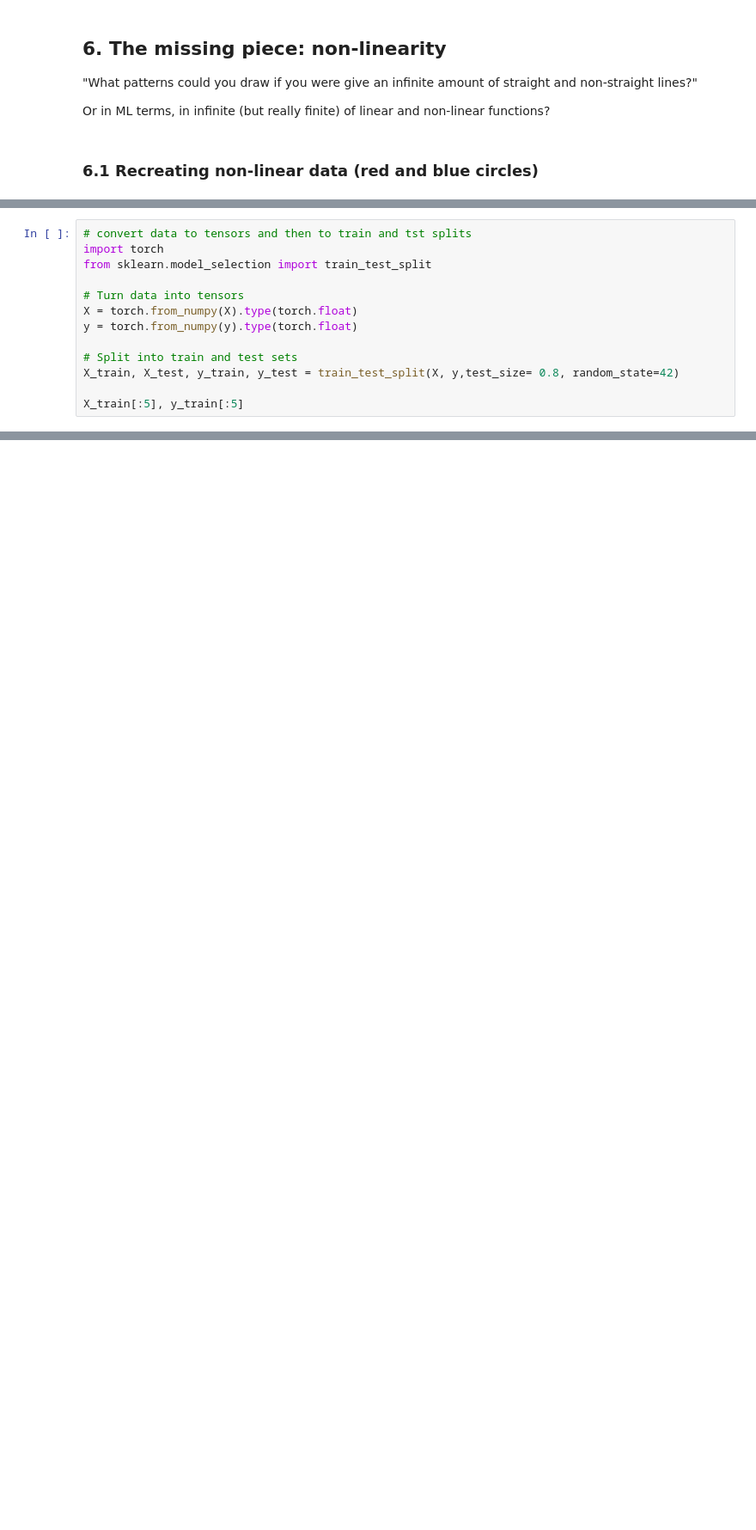
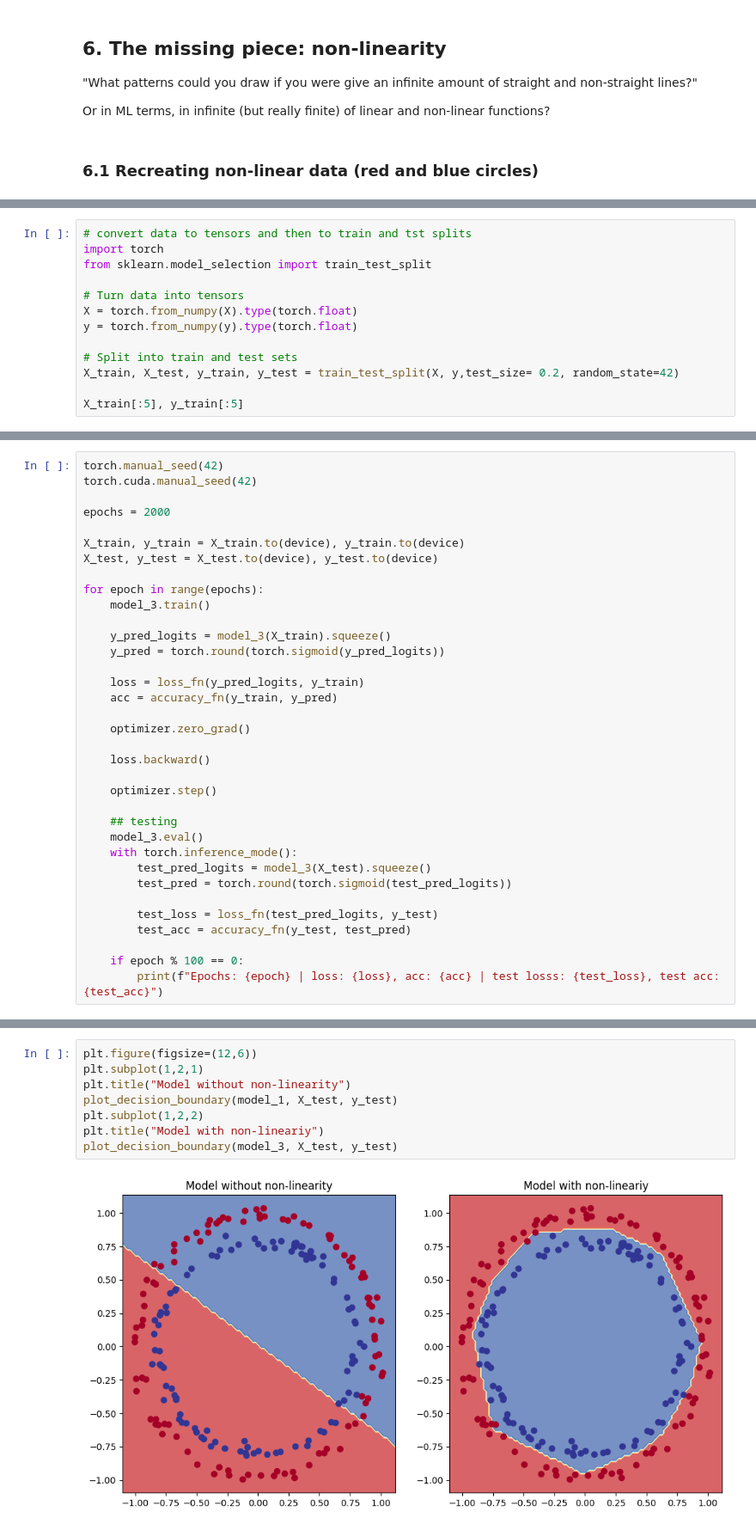
Before and after one commit to markoMedved/Basketball-recognition, a Jupyter notebook: pytorch_basics/02_classification.ipynb, the cells around one changed output, grey strips where cells are left out. Shown at 86% size. Cells and saved outputs as stored; diff of their text form; blank space fills up the shorter version.

```diff
--- a/pytorch_basics/02_classification.ipynb
+++ b/pytorch_basics/02_classification.ipynb
@@ -687,7 +687,7 @@ X = torch.from_numpy(X).type(torch.float)
 y = torch.from_numpy(y).type(torch.float)
 
 # Split into train and test sets
-X_train, X_test, y_train, y_test = train_test_split(X, y,test_size= 0.8, random_state=42)
+X_train, X_test, y_train, y_test = train_test_split(X, y,test_size= 0.2, random_state=42)
 
 X_train[:5], y_train[:5]
 # %% [output]
@@ -699,0 +729,35 @@ X_train[:5], y_train[:5]
+# %%
+torch.manual_seed(42)
+torch.cuda.manual_seed(42)
+
+epochs = 2000
+
+X_train, y_train = X_train.to(device), y_train.to(device)
+X_test, y_test = X_test.to(device), y_test.to(device)
+
+for epoch in range(epochs):
+    model_3.train()
+
+    y_pred_logits = model_3(X_train).squeeze()
+    y_pred = torch.round(torch.sigmoid(y_pred_logits))
+
+    loss = loss_fn(y_pred_logits, y_train)
+    acc = accuracy_fn(y_train, y_pred)
+
+    optimizer.zero_grad()
+
+    loss.backward()
+
+    optimizer.step()
+
+    ## testing
+    model_3.eval()
+    with torch.inference_mode():
+        test_pred_logits = model_3(X_test).squeeze()
+        test_pred = torch.round(torch.sigmoid(test_pred_logits))
+
+        test_loss = loss_fn(test_pred_logits, y_test)
+        test_acc = accuracy_fn(y_test, test_pred)
+
+    if epoch % 100 == 0:
+        print(f"Epochs: {epoch} | loss: {loss}, acc: {acc} | test losss: {test_loss}, test acc: {test_acc}")
@@ -699,0 +797,10 @@ X_train[:5], y_train[:5]
+# %%
+plt.figure(figsize=(12,6))
+plt.subplot(1,2,1)
+plt.title("Model without non-linearity")
+plot_decision_boundary(model_1, X_test, y_test)
+plt.subplot(1,2,2)
+plt.title("Model with non-lineariy")
+plot_decision_boundary(model_3, X_test, y_test)
+# %% [output]
+[figure, added]
```
Also changed, not shown: parts of 36 cells of this notebook.
